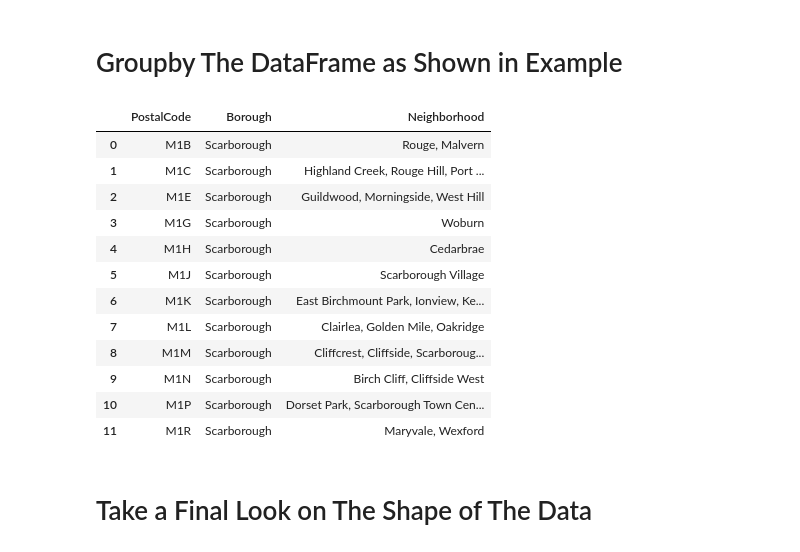
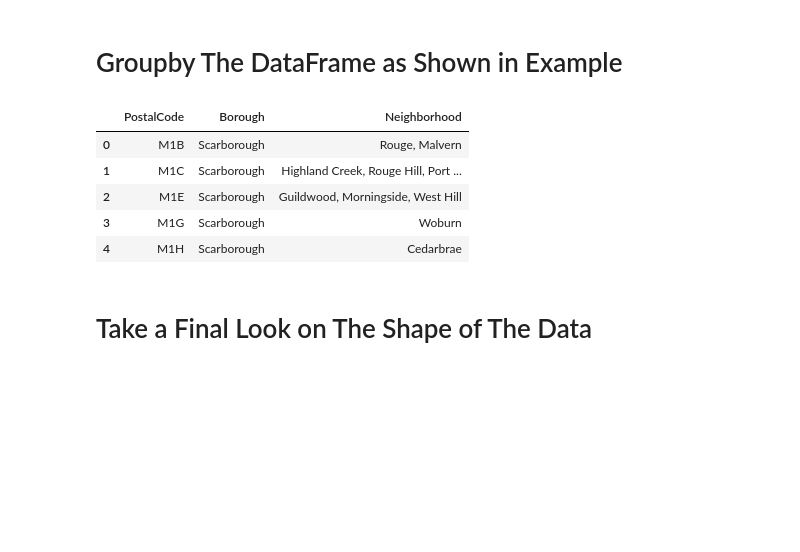
Before and after one commit to rizkynoviantop/Coursera_Capstone, a Jupyter notebook: IBM Capstone Project - Week 3.ipynb, the cells around one changed output. Saved outputs shown, nothing was run; the diff lists cells and outputs as text; code cells hidden in the pictures; blank space fills up the shorter version.

```diff
--- a/IBM Capstone Project - Week 3.ipynb
+++ b/IBM Capstone Project - Week 3.ipynb
@@ -182,22 +176,15 @@ df_c.head()
 # %%
 df_g = df_c.groupby(['PostalCode','Borough'])['Neighborhood'] \
                     .apply(', '.join) \
                     .reset_index(name='Neighborhood')
-df_g.head(12)
+df_g.head()
 # %% [output]
 |  | PostalCode | Borough | Neighborhood |
 | 0 | M1B | Scarborough | Rouge, Malvern |
 | 1 | M1C | Scarborough | Highland Creek, Rouge Hill, Port ... |
 | 2 | M1E | Scarborough | Guildwood, Morningside, West Hill |
 | 3 | M1G | Scarborough | Woburn |
 | 4 | M1H | Scarborough | Cedarbrae |
-| 5 | M1J | Scarborough | Scarborough Village |
-| 6 | M1K | Scarborough | East Birchmount Park, Ionview, Ke... |
-| 7 | M1L | Scarborough | Clairlea, Golden Mile, Oakridge |
-| 8 | M1M | Scarborough | Cliffcrest, Cliffside, Scarboroug... |
-| 9 | M1N | Scarborough | Birch Cliff, Cliffside West |
-| 10 | M1P | Scarborough | Dorset Park, Scarborough Town Cen... |
-| 11 | M1R | Scarborough | Maryvale, Wexford |
 # %% [markdown]
 # Take a Final Look on The Shape of The Data
 # %%
```
Also changed, not shown: parts of 8 cells of this notebook.
